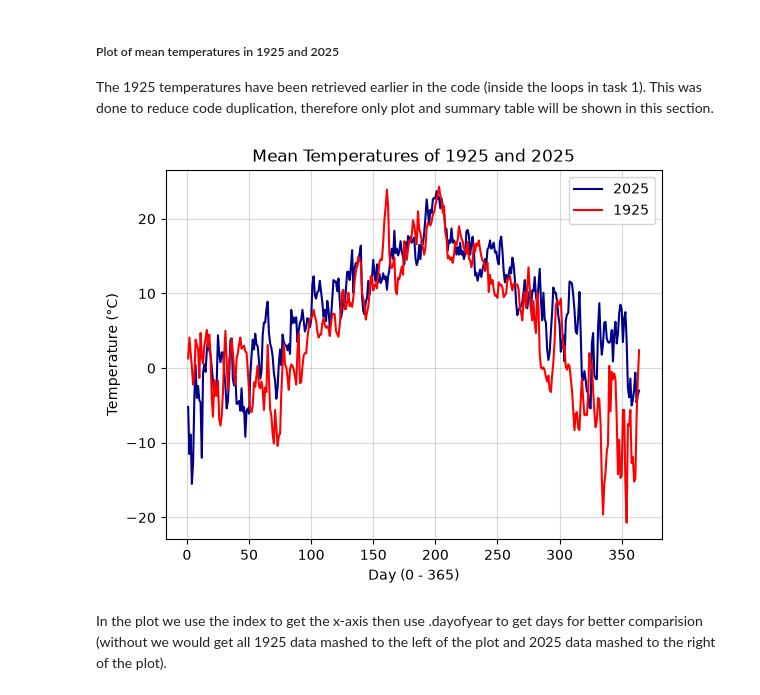
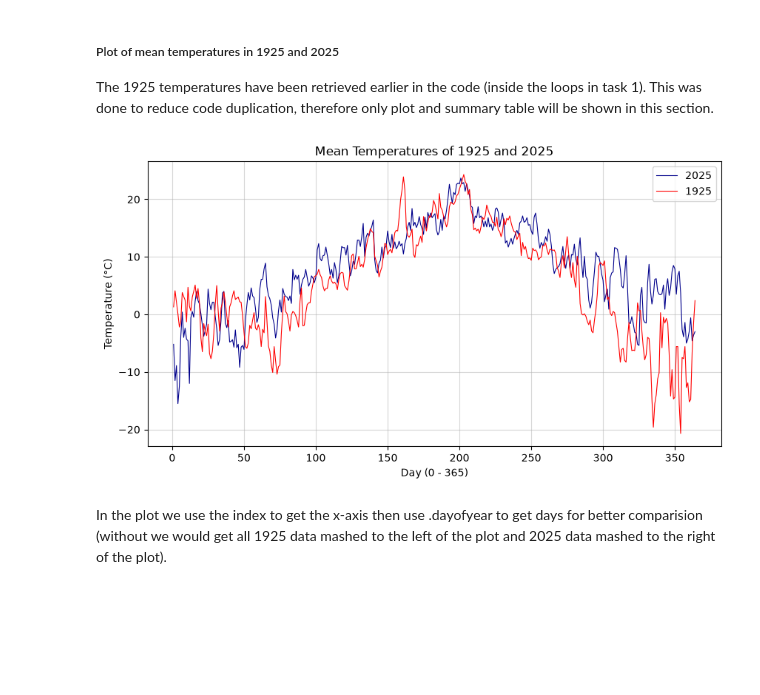
Before and after one commit to saturnBEEF/deliverable-1, a Jupyter notebook: main.ipynb, the cells around one changed output. Cells and saved outputs as stored; diff of their text form; code cells hidden in the pictures; blank space fills up the shorter version.

Commit message:
Plotting complete

```diff
--- a/main.ipynb
+++ b/main.ipynb
@@ -116,19 +116,23 @@ From the statistics we get the yearly mean of 7.9 celsius, and the median is not
 The 1925 temperatures have been retrieved earlier in the code (inside the loops in task 1).
 This was done to reduce code duplication, therefore only plot and summary table will be shown in this section.
 # %%
+# Start by stretching the plot a bit so it is easier to read
+plt.figure(figsize=(10, 5))
+
 # 2025 data
-plt.plot(df_2025.index.dayofyear, df_2025, color="darkblue", label="2025")
+plt.plot(df_2025.index.dayofyear, df_2025, color="darkblue", linewidth="0.8", label="2025")
 # 1925 data
-plt.plot(df_1925.index.dayofyear, df_1925, color="red", label="1925")
+plt.plot(df_1925.index.dayofyear, df_1925, color="red", linewidth="0.8", label="1925")
 
 plt.xlabel("Day (0 - 365)")
 plt.ylabel("Temperature (°C)")
 plt.title("Mean Temperatures of 1925 and 2025")
+
 plt.legend()
 plt.grid(alpha=0.5)
 
 plt.show()
 # %% [output]
-[figure, old version]
+[figure, new version]
 # %% [markdown]
 In the plot we use the index to get the x-axis then use .dayofyear to get days for better comparision (without we would get all 1925 data mashed to the left of the plot and 2025 data mashed to the right of the plot).
```
Also changed, not shown: parts of 1 cell of this notebook.
